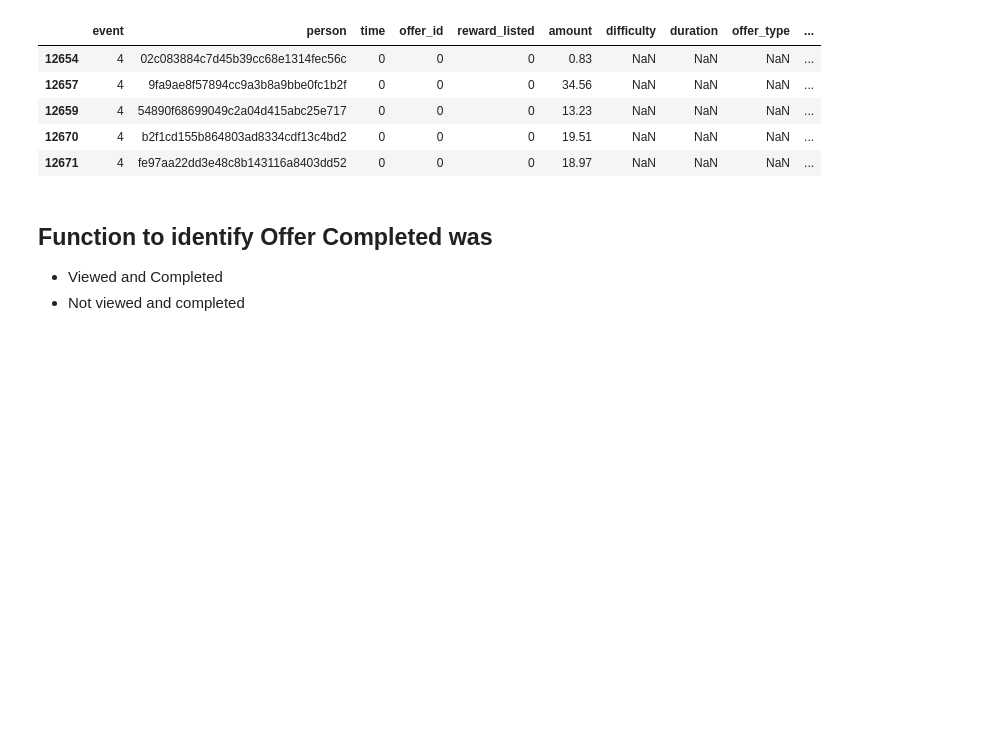
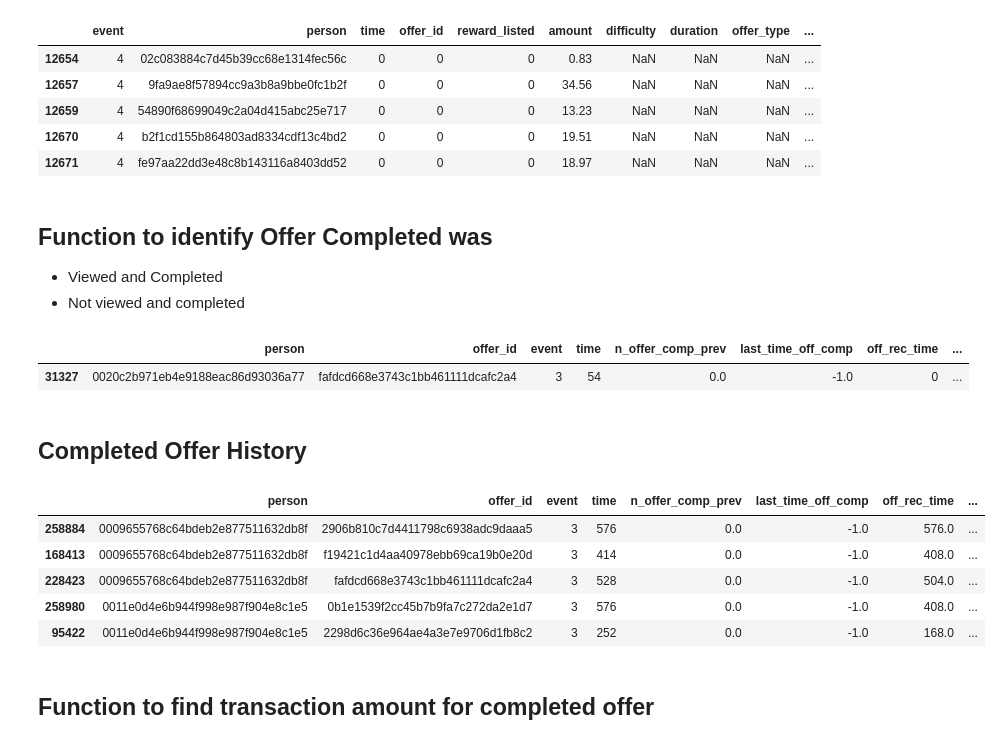
Before and after one commit to Moraut/DSND-Term-2, a Jupyter notebook: 04. Capstone Project/notebook/Starbucks_Capstone_notebook.ipynb, the cells around one changed output. Cells and saved outputs as stored; diff of their text form; code cells hidden in the pictures; blank space fills up the shorter version.

Commit message:
feat: complete offer transaction amount analysis initialize

```diff
--- a/04. Capstone Project/notebook/Starbucks_Capstone_notebook.ipynb
+++ b/04. Capstone Project/notebook/Starbucks_Capstone_notebook.ipynb
@@ -484,2 +485,19 @@ def offer_flags(x, person_offer):
 
     return x
+# %%
+#QC for function
+c_person = '0020c2b971eb4e9188eac86d93036a77'
+c_offer = 'fafdcd668e3743c1bb461111dcafc2a4'
+c_time = 54
+
+print(person_offer_comp[((person_offer_comp['person'] == c_person) &
+                    (person_offer_comp['offer_id'] == c_offer) &
+                    (person_offer_comp['time'] == 54)
+                )].apply(lambda x: offer_flags(x, person_offer), axis=1))
+print("=============")
+person_offer[( (person_offer['person'] == c_person) * (person_offer['offer_id'] == c_offer))]
+# %% [output]
+|  | person | offer_id | event | time | n_offer_comp_prev | last_time_off_comp | off_rec_time | ... |
+| 31327 | 0020c2b971eb4e9188eac86d93036a77 | fafdcd668e3743c1bb461111dcafc2a4 | 3 | 54 | 0.0 | -1.0 | 0 | ... |
+# %% [markdown]
+## Completed Offer History
@@ -485,0 +511,12 @@ def offer_flags(x, person_offer):
+# %%
+comp_offer = pd.read_pickle('../data/comp_offer.pkl')
+comp_offer.head(5)
+# %% [output]
+|  | person | offer_id | event | time | n_offer_comp_prev | last_time_off_comp | off_rec_time | ... |
+| 258884 | 0009655768c64bdeb2e877511632db8f | 2906b810c7d4411798c6938adc9daaa5 | 3 | 576 | 0.0 | -1.0 | 576.0 | ... |
+| 168413 | 0009655768c64bdeb2e877511632db8f | f19421c1d4aa40978ebb69ca19b0e20d | 3 | 414 | 0.0 | -1.0 | 408.0 | ... |
+| 228423 | 0009655768c64bdeb2e877511632db8f | fafdcd668e3743c1bb461111dcafc2a4 | 3 | 528 | 0.0 | -1.0 | 504.0 | ... |
+| 258980 | 0011e0d4e6b944f998e987f904e8c1e5 | 0b1e1539f2cc45b7b9fa7c272da2e1d7 | 3 | 576 | 0.0 | -1.0 | 408.0 | ... |
+| 95422 | 0011e0d4e6b944f998e987f904e8c1e5 | 2298d6c36e964ae4a3e7e9706d1fb8c2 | 3 | 252 | 0.0 | -1.0 | 168.0 | ... |
+# %% [markdown]
+## Function to find transaction amount for completed offer
```
Also changed, not shown: parts of 9 cells of this notebook.
